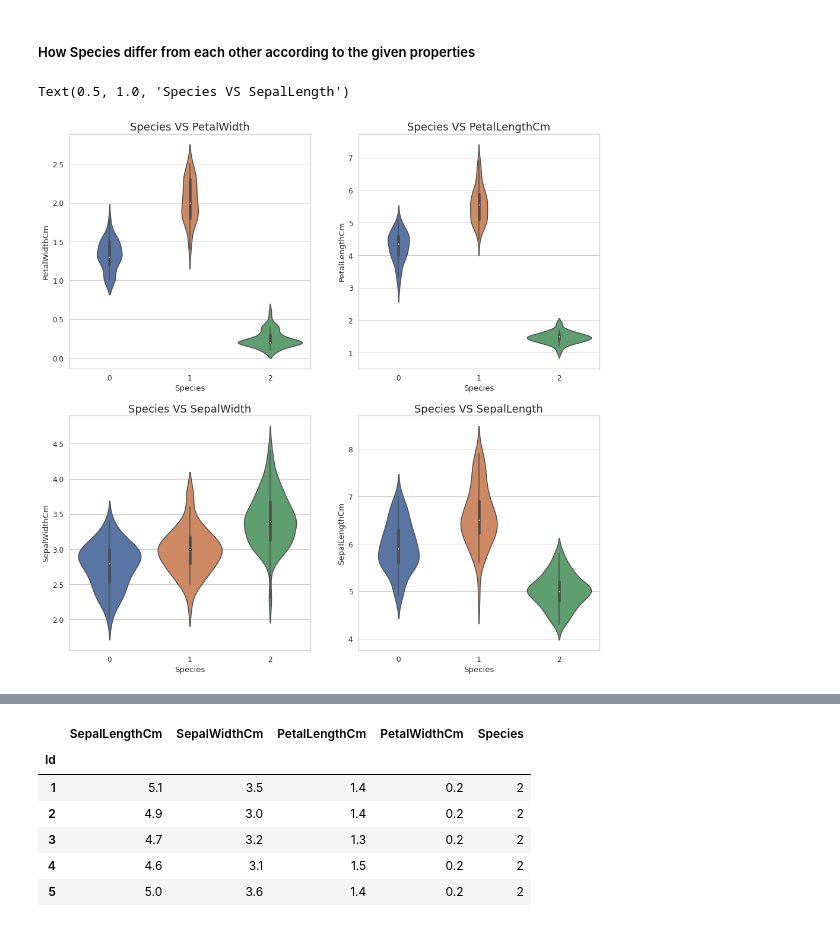
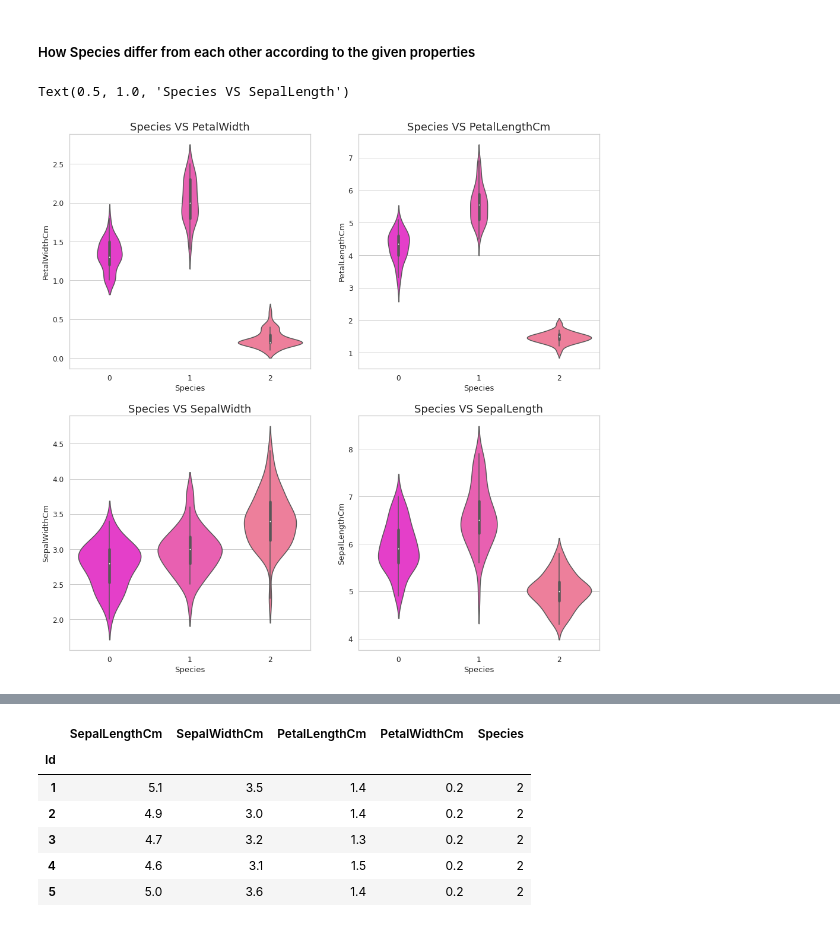
Before and after one commit to hikmatullah-mohammadi/iris-species-prediction, a Jupyter notebook: Iris_specie_prediction.ipynb, the cells around one changed output, grey strips where cells are left out. Cells and saved outputs as stored; diff of their text form; code cells hidden in the pictures.

```diff
--- a/Iris_specie_prediction.ipynb
+++ b/Iris_specie_prediction.ipynb
@@ -146,6 +148,7 @@ Name: Species, dtype: int64
 # %%
 fig = plt.figure()
 ax = fig.gca()
+sns.set_palette('Set1')
 sns.countplot(in_df['Species'], ax=ax)
 sns.set(color_codes=('r', 'g', 'b'), font_scale=1.4)
 ax.set(title='Species counts')
@@ -176,29 +183,29 @@ sns.pairplot(in_df, kind='scatter')
 # %%
 # Species VS PetalWidth, PetalLength, SepalWidth, SepalLength
 fig = plt.figure(figsize=(16,16))
-sns.set_palette('autumn')
 sns.set(font_scale=1.1)
 sns.set_style('whitegrid')
+sns.set_palette('spring')
 
 # Species VS PetalWidth
 plt.subplot(2, 2, 1)
 ax = sns.violinplot(x='Species', y='PetalWidthCm', data=in_df)
 ax.set_title('Species VS PetalWidth', fontdict={'fontsize':18})
 
 # Species VS PetalLengthCm
 plt.subplot(2, 2, 2)
 ax = sns.violinplot(x='Species', y='PetalLengthCm', data=in_df)
 ax.set_title('Species VS PetalLengthCm', fontdict={'fontsize':18})
 
 # Species VS SepalWidth
 plt.subplot(2, 2, 3)
 ax = sns.violinplot(x='Species', y='SepalWidthCm', data=in_df)
 ax.set_title('Species VS SepalWidth', fontdict={'fontsize':18})
 
 # Species VS SepalLength
 plt.subplot(2, 2, 4)
 ax = sns.violinplot(x='Species', y='SepalLengthCm', data=in_df)
 ax.set_title('Species VS SepalLength', fontdict={'fontsize':18})
 # %% [output]
 Text(0.5, 1.0, 'Species VS SepalLength')
-[figure, old version]
+[figure, new version]
```
Also changed, not shown: parts of 15 cells of this notebook.
